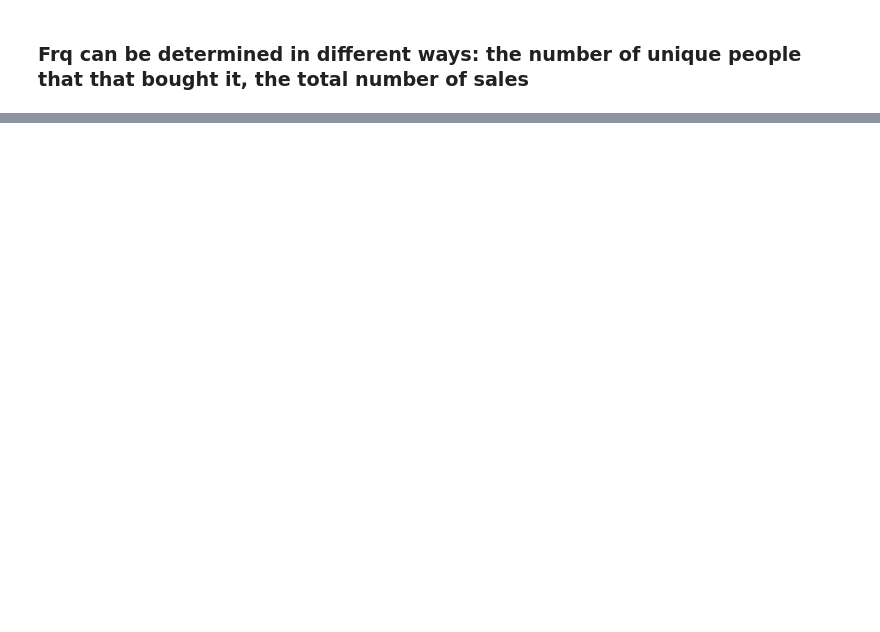
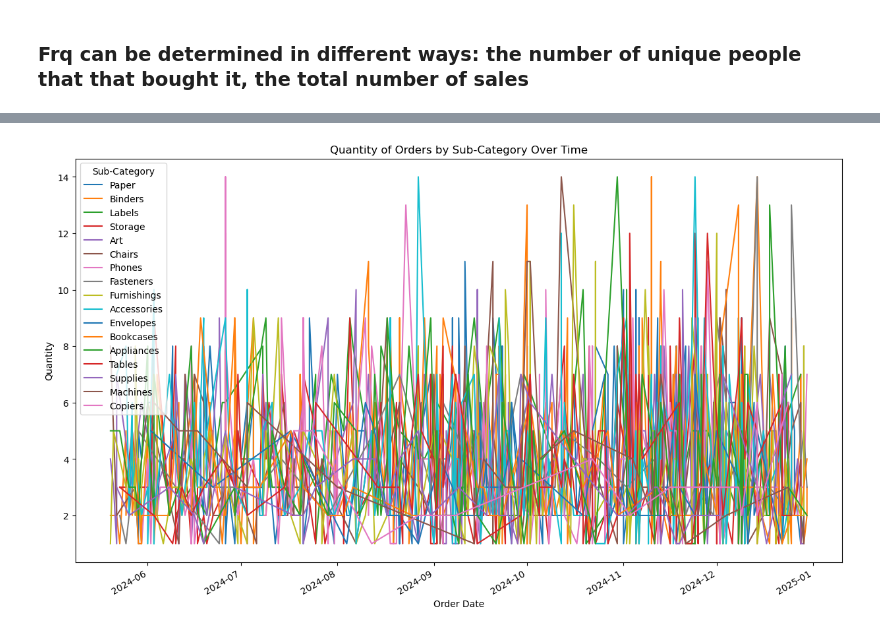
Before and after one commit to Abdullah-Bakhshov/overfitting_outlaws, a Jupyter notebook: Puchasing Patterns.ipynb, the cells around one changed output, grey strips where cells are left out. Cells and saved outputs as stored; diff of their text form; code cells hidden in the pictures; blank space fills up the shorter version.

```diff
--- a/Puchasing Patterns.ipynb
+++ b/Puchasing Patterns.ipynb
@@ -127,0 +96,20 @@ def plotFrequecies(freq_map):
+# %%
+fig, ax = plt.subplots(figsize=(15, 9))
+
+# Plot each sub-category
+for subcat in df["Sub-Category"].unique():
+    dcp = df.iloc[30000:]
+    subcat_data = dcp[ dcp["Sub-Category"].eq(subcat) ]
+    ax.plot(subcat_data["Order Date"], subcat_data["Quantity"], label=subcat)
+
+ax.set_xlabel('Order Date')
+ax.set_ylabel('Quantity')
+ax.set_title('Quantity of Orders by Sub-Category Over Time')
+
+ax.legend(title='Sub-Category')
+
+fig.autofmt_xdate()
+
+plt.show()
+# %% [output]
+[figure, added]
```
Also changed, not shown: parts of 19 cells of this notebook.
